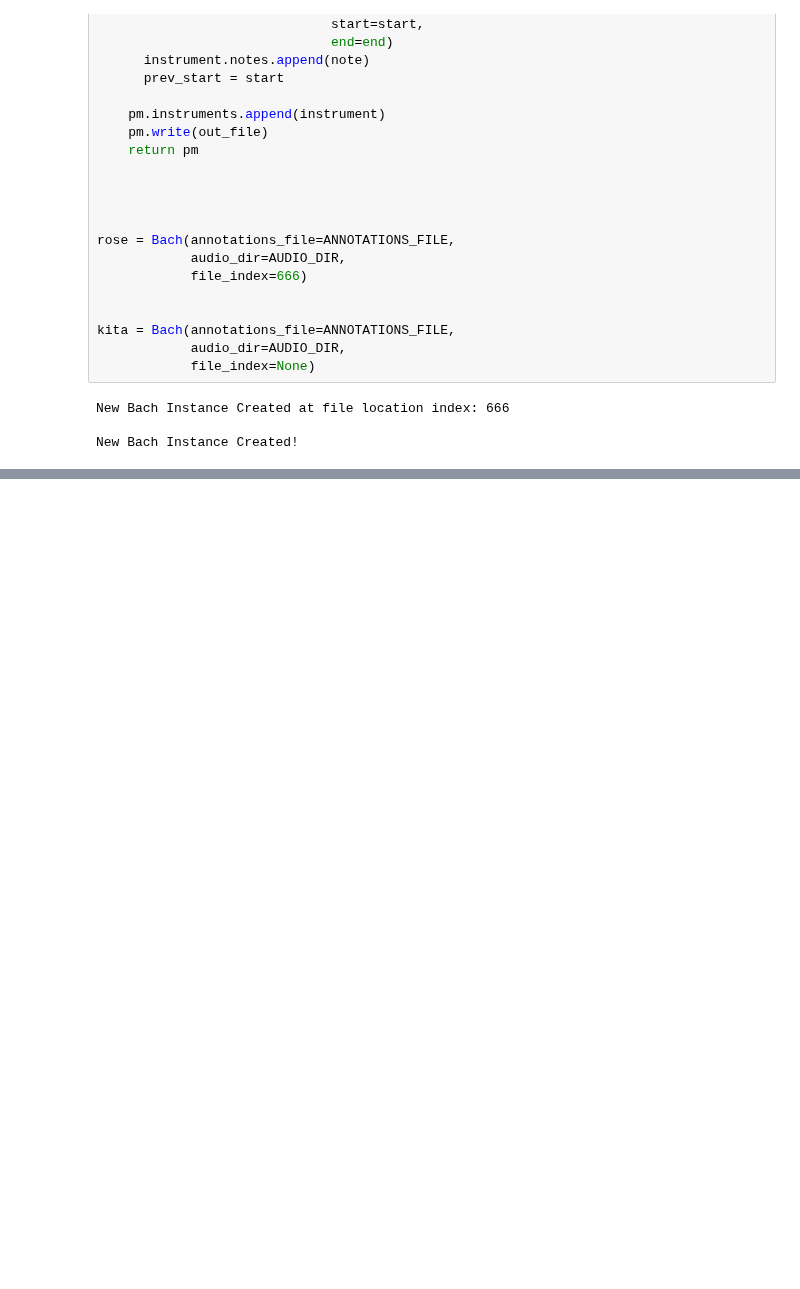
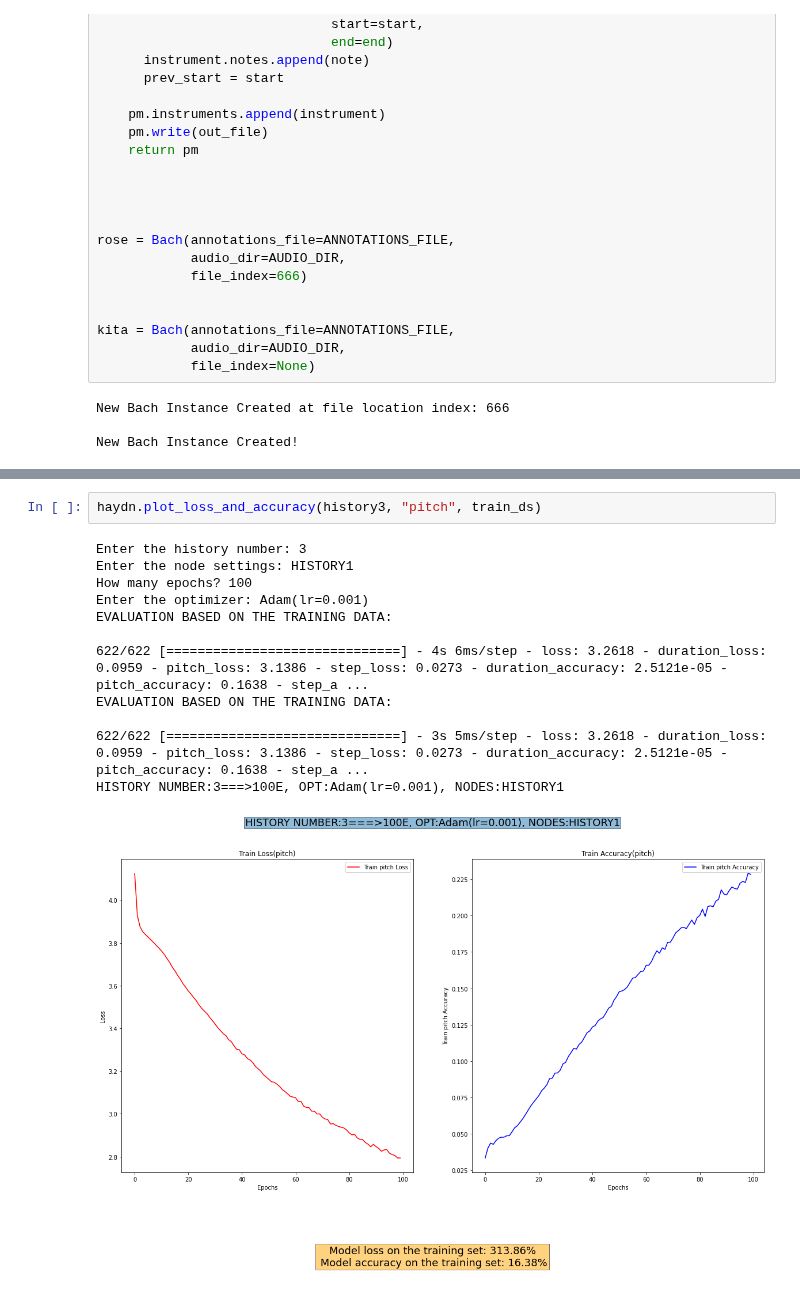
Before and after one commit to spaceBearAmadeus/OUTDATED-studentNeedsNavigator, a Jupyter notebook: ROSE_Composer.ipynb, the cells around one changed output, grey strips where cells are left out. Cells and saved outputs as stored; diff of their text form; blank space fills up the shorter version.

```diff
--- a/ROSE_Composer.ipynb
+++ b/ROSE_Composer.ipynb
@@ -467,0 +713,15 @@ Sequence Map:
+# %%
+haydn.plot_loss_and_accuracy(history3, "pitch", train_ds)
+# %% [output]
+Enter the history number: 3
+Enter the node settings: HISTORY1
+How many epochs? 100
+Enter the optimizer: Adam(lr=0.001)
+EVALUATION BASED ON THE TRAINING DATA:
+
+622/622 [==============================] - 4s 6ms/step - loss: 3.2618 - duration_loss: 0.0959 - pitch_loss: 3.1386 - step_loss: 0.0273 - duration_accuracy: 2.5121e-05 - pitch_accuracy: 0.1638 - step_a ...
+EVALUATION BASED ON THE TRAINING DATA:
+
+622/622 [==============================] - 3s 5ms/step - loss: 3.2618 - duration_loss: 0.0959 - pitch_loss: 3.1386 - step_loss: 0.0273 - duration_accuracy: 2.5121e-05 - pitch_accuracy: 0.1638 - step_a ...
+HISTORY NUMBER:3===>100E, OPT:Adam(lr=0.001), NODES:HISTORY1
+[figure, added]
```
Also changed, not shown: parts of 20 cells of this notebook.
